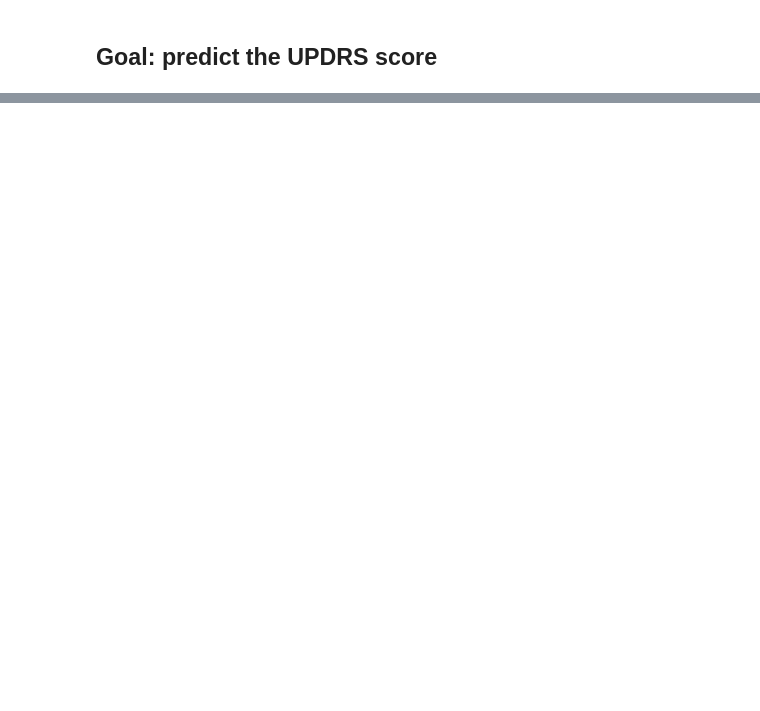
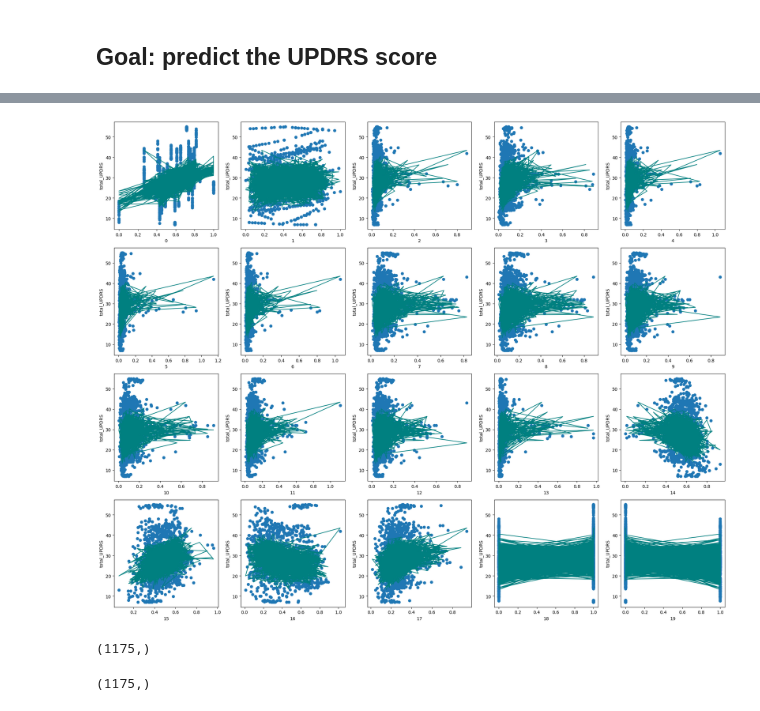
Before and after one commit to alexngUNC/FNN-Regularization, a Jupyter notebook: parkinsonA.ipynb, the cells around one changed output, grey strips where cells are left out. Saved outputs shown, nothing was run; the diff lists cells and outputs as text; code cells hidden in the pictures; blank space fills up the shorter version.

```diff
--- a/parkinsonA.ipynb
+++ b/parkinsonA.ipynb
@@ -53,0 +238,2 @@ plt.show()
+# %%
+numeric_cols = list(X.drop('sex', axis=1).columns)
@@ -53,0 +321,23 @@ plt.show()
+# %%
+import matplotlib.pyplot as plt
+# Create subplots
+fig, axes = plt.subplots(nrows=4, ncols=5, figsize=(20, 16))
+axes = axes.flatten() # flatten the axes array to iterate over it easily
+
+# Make predictions
+y_pred = model_n.predict(X_test_normal)
+
+# Plot each column against total_UPDRS
+for i, c in enumerate(X_test_normal.columns):
+  ax = axes[i] # select the next subplot
+  ax.scatter(X_test_normal[c], y_test, label='True data')
+  ax.plot(X_test_normal[c], y_pred, label='Predicted data', color='teal')
+  ax.set_ylabel('total_UPDRS')
+  ax.set_xlabel(c)
+
+# Adjust spacing between subplots
+plt.tight_layout()
+
+# Display the plot
+plt.show()
+# %% [output]
@@ -53,0 +345,9 @@ plt.show()
+[figure, added]
+# %%
+pd.DataFrame(X_test_normal)[0].shape
+# %% [output]
+(1175,)
+# %%
+X_test_normal[0].shape
+# %% [output]
+(1175,)
```
Also changed, not shown: parts of 36 cells of this notebook, 2 other files.
